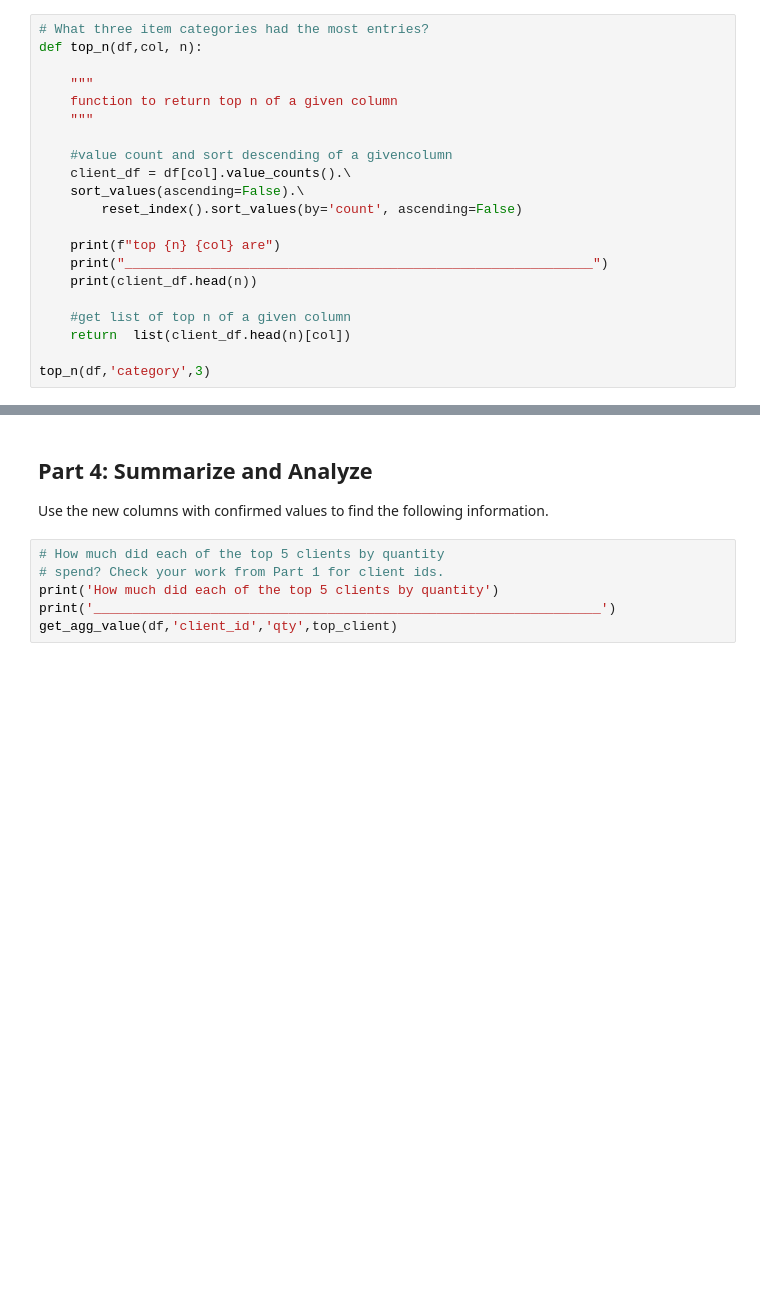
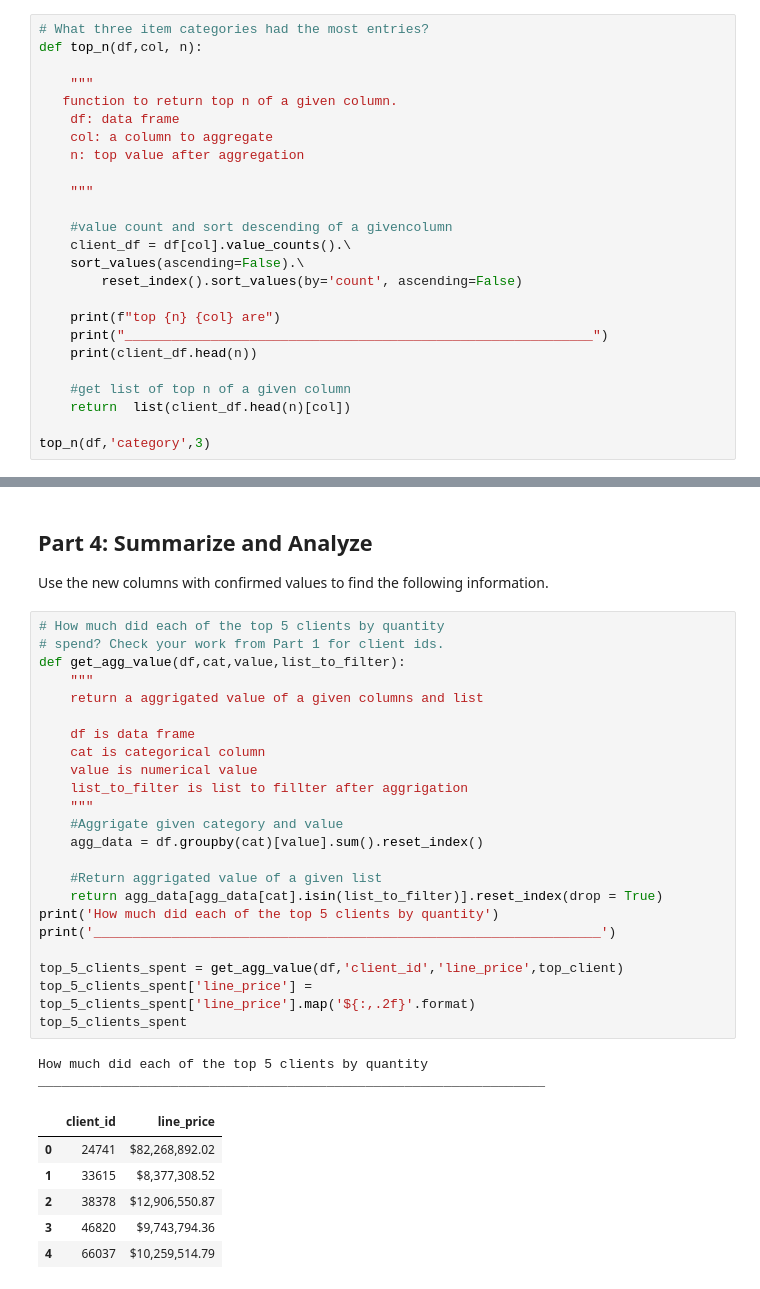
Before and after one commit to kidushaftom/pandas-challenge-1, a Jupyter notebook: module_4_challenge.ipynb, the cells around one changed output, grey strips where cells are left out. Drawn from its saved outputs; the diff is of its cells as text; blank space fills up the shorter version.

```diff
--- a/module_4_challenge.ipynb
+++ b/module_4_challenge.ipynb
@@ -135,7 +113,11 @@ outliers(col_num)
 def top_n(df,col, n):
 
     """
-    function to return top n of a given column
+   function to return top n of a given column.
+    df: data frame
+    col: a column to aggregate
+    n: top value after aggregation
+
     """
 
     #value count and sort descending of a givencolumn
@@ -374,9 +329,35 @@ Use the new columns with confirmed values to find the following information.
 # %%
 # How much did each of the top 5 clients by quantity
 # spend? Check your work from Part 1 for client ids.
+def get_agg_value(df,cat,value,list_to_filter):
+    """
+    return a aggrigated value of a given columns and list
+
+    df is data frame
+    cat is categorical column
+    value is numerical value
+    list_to_filter is list to fillter after aggrigation
+    """
+    #Aggrigate given category and value
+    agg_data = df.groupby(cat)[value].sum().reset_index()
+
+    #Return aggrigated value of a given list
+    return agg_data[agg_data[cat].isin(list_to_filter)].reset_index(drop = True)
 print('How much did each of the top 5 clients by quantity')
 print('_________________________________________________________________')
-get_agg_value(df,'client_id','qty',top_client)
+
+top_5_clients_spent = get_agg_value(df,'client_id','line_price',top_client)
+top_5_clients_spent['line_price'] = top_5_clients_spent['line_price'].map('${:,.2f}'.format)
+top_5_clients_spent
+# %% [output]
+How much did each of the top 5 clients by quantity
+_________________________________________________________________
+|  | client_id | line_price |
+| 0 | 24741 | $82,268,892.02 |
+| 1 | 33615 | $8,377,308.52 |
+| 2 | 38378 | $12,906,550.87 |
+| 3 | 46820 | $9,743,794.36 |
+| 4 | 66037 | $10,259,514.79 |
 # %%
 # Create a summary DataFrame showing the totals for the
 # for the top 5 clients with the following information:
```
Also changed, not shown: parts of 12 cells of this notebook.
